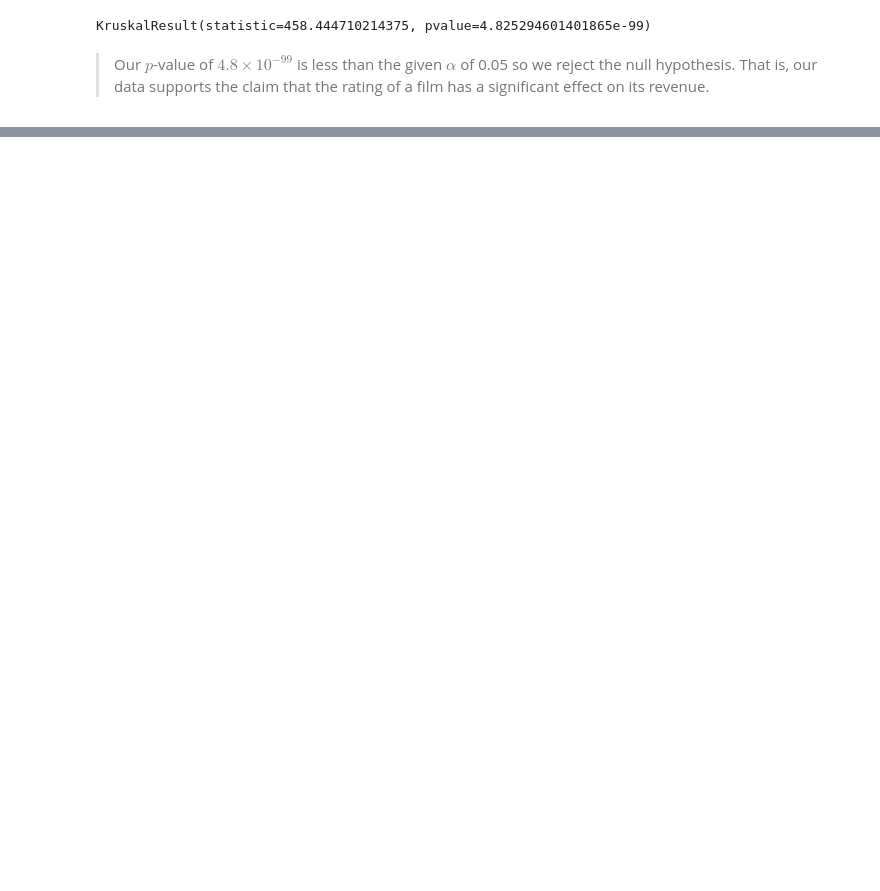
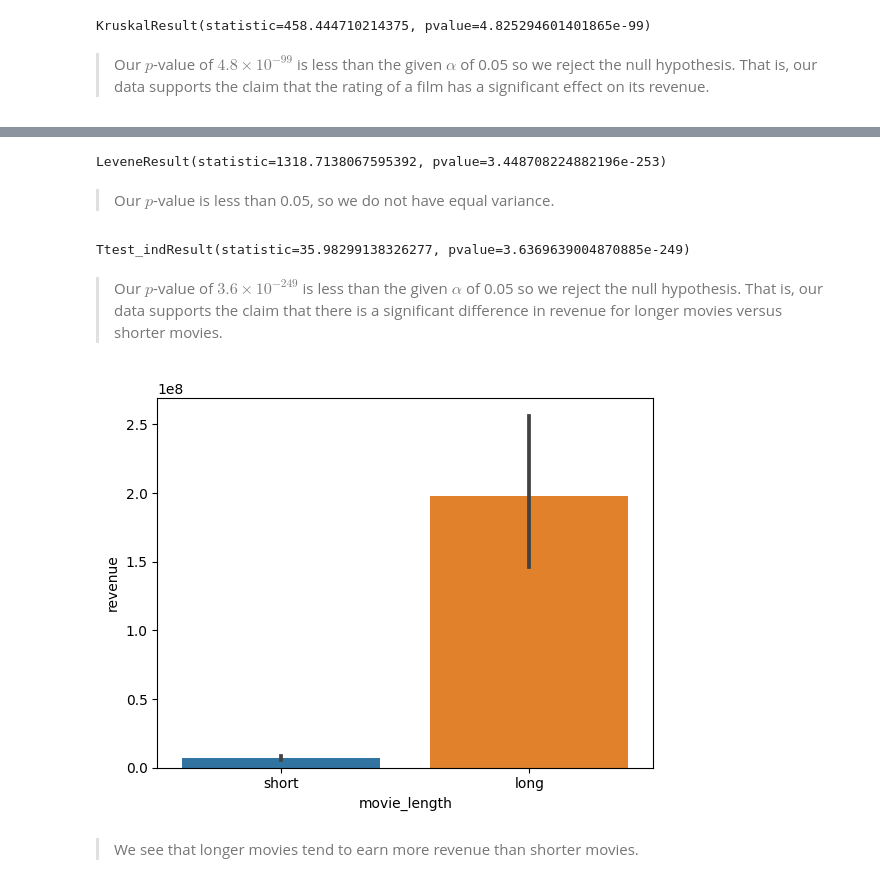
Before and after one commit to mvince33/imdb_predictions, a Jupyter notebook: hypothesis_test.ipynb, the cells around one changed output, grey strips where cells are left out. Cells and saved outputs as stored; diff of their text form; code cells hidden in the pictures; blank space fills up the shorter version.

```diff
--- a/hypothesis_test.ipynb
+++ b/hypothesis_test.ipynb
@@ -137,0 +257,31 @@ KruskalResult(statistic=458.444710214375, pvalue=4.825294601401865e-99)
+# %%
+# Check for equal variance
+stats.levene(long_movies, short_movies)
+# %% [output]
+LeveneResult(statistic=1318.7138067595392, pvalue=3.448708224882196e-253)
+# %% [markdown]
+> Our $p$-value is less than 0.05, so we do not have equal variance.
+# %%
+# Perform the hypothesis test
+stats.ttest_ind(long_movies, short_movies)
+# %% [output]
+Ttest_indResult(statistic=35.98299138326277, pvalue=3.6369639004870885e-249)
+# %% [markdown]
+> Our $p$-value of $3.6 \times 10^{-249}$ is less than the given $\alpha$ of 0.05 so we reject the null hypothesis. That is, our data supports the claim that there is a significant difference in revenue for longer movies versus shorter movies.
+# %%
+# Make a data frame for a visualization.
+def check_length(n):
+    if n > 150:
+        return 'long'
+    if n < 90:
+        return 'short'
+
+viz_df = joined_data.copy()
+viz_df['movie_length'] = viz_df['runtimeMinutes'].apply(check_length)
+# %%
+# Construct the visualization illustrating the result.
+sns.barplot(data = viz_df, x = 'movie_length', y = 'revenue');
+# %% [output]
+[figure, added]
+# %% [markdown]
+> We see that longer movies tend to earn more revenue than shorter movies.
```
Also changed, not shown: parts of 27 cells of this notebook.
